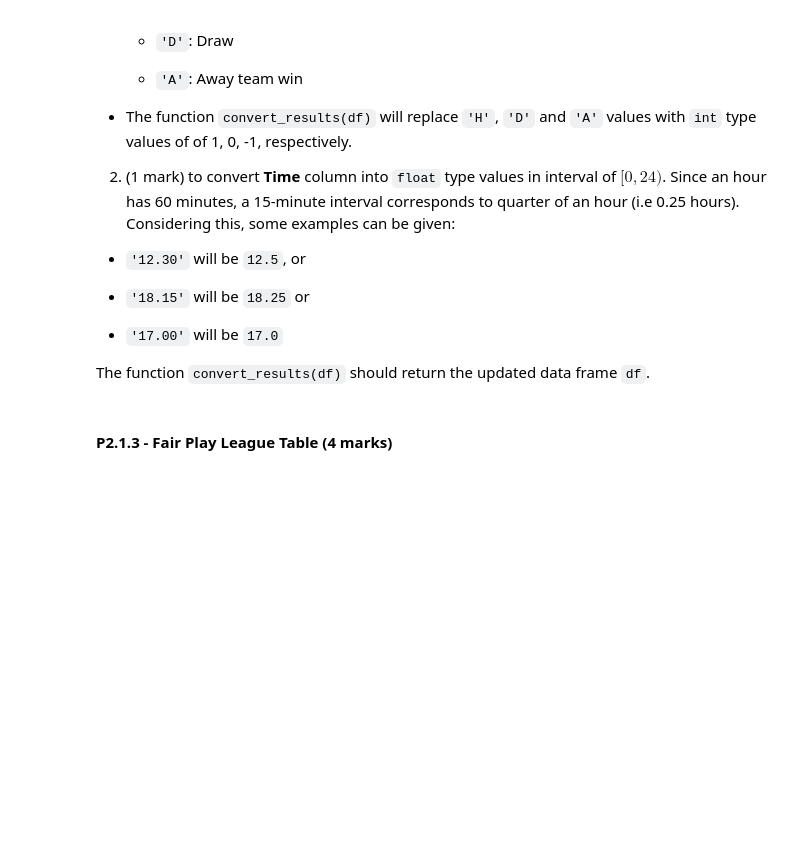
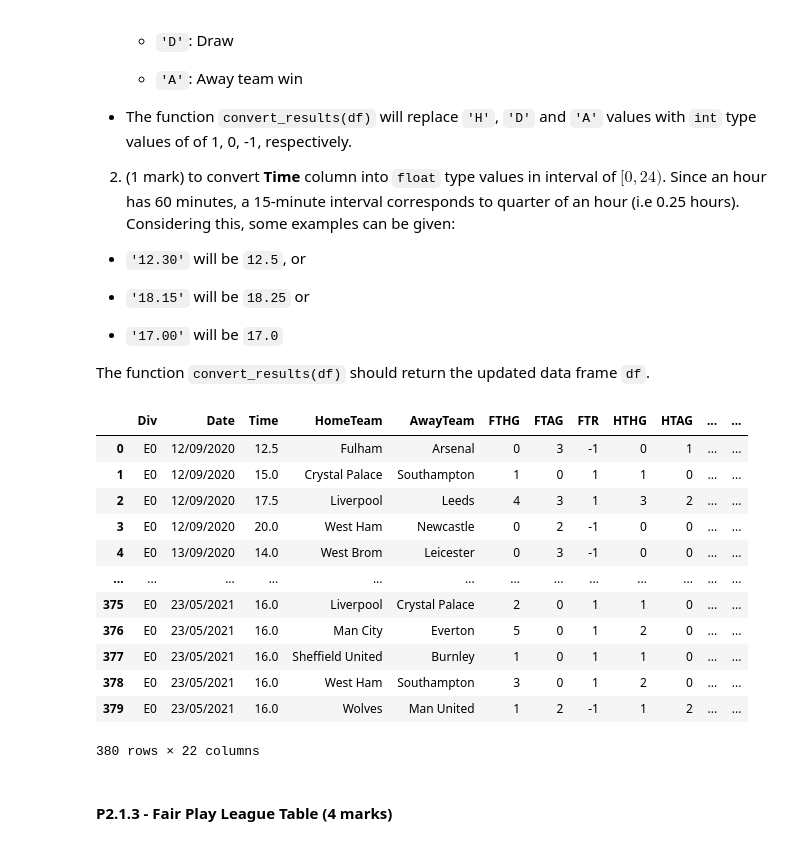
Before and after one commit to Joyfreaky/Computational-Data-Science, a Jupyter notebook: P2.ipynb, the cells around one changed output. Cells and saved outputs as stored; diff of their text form; code cells hidden in the pictures; blank space fills up the shorter version.

```diff
--- a/P2.ipynb
+++ b/P2.ipynb
@@ -128,3 +170,38 @@ convert_results(df)
+# %%
+def convert_results(df):
+    HTR_FTR_dict = {'H': 1, 'D': 0, 'A': -1} # dictionary for converting HTR and FTR to 1, 0, -1
+    df['HTR'] = df['HTR'].map(HTR_FTR_dict) # map HTR and FTR to 1, 0, -1
+    df['FTR'] = df['FTR'].map(HTR_FTR_dict) # map HTR and FTR to 1, 0, -1
+
+    df['HTR'] = df['HTR'].astype(int) # convert HTR and FTR to int
+    df['FTR'] = df['FTR'].astype(int) # convert HTR and FTR to int
+
+    time_hour = 0 # time_hour
+    time_min = 0 # time_min
+
+    for i in range(len(df)):
+        time_hour = df['Time'][i].split(':')[0] # split time into hour and minute
+        time_min = df['Time'][i].split(':')[1] # split time into hour and minute
+        df['Time'][i] = int(time_hour) + int(time_min)/60 # add time_hour and time_min to get total time
+
+    return df # return dataframe
+
+
+convert_results(df) # convert results to 1, 0, -1
+# %% [output]
+|  | Div | Date | Time | HomeTeam | AwayTeam | FTHG | FTAG | FTR | HTHG | HTAG | ... | ... |
+| 0 | E0 | 12/09/2020 | 12.5 | Fulham | Arsenal | 0 | 3 | -1 | 0 | 1 | ... | ... |
+| 1 | E0 | 12/09/2020 | 15.0 | Crystal Palace | Southampton | 1 | 0 | 1 | 1 | 0 | ... | ... |
+| 2 | E0 | 12/09/2020 | 17.5 | Liverpool | Leeds | 4 | 3 | 1 | 3 | 2 | ... | ... |
+| 3 | E0 | 12/09/2020 | 20.0 | West Ham | Newcastle | 0 | 2 | -1 | 0 | 0 | ... | ... |
+| 4 | E0 | 13/09/2020 | 14.0 | West Brom | Leicester | 0 | 3 | -1 | 0 | 0 | ... | ... |
+| ... | ... | ... | ... | ... | ... | ... | ... | ... | ... | ... | ... | ... |
+| 375 | E0 | 23/05/2021 | 16.0 | Liverpool | Crystal Palace | 2 | 0 | 1 | 1 | 0 | ... | ... |
+| 376 | E0 | 23/05/2021 | 16.0 | Man City | Everton | 5 | 0 | 1 | 2 | 0 | ... | ... |
+| 377 | E0 | 23/05/2021 | 16.0 | Sheffield United | Burnley | 1 | 0 | 1 | 1 | 0 | ... | ... |
+| 378 | E0 | 23/05/2021 | 16.0 | West Ham | Southampton | 3 | 0 | 1 | 2 | 0 | ... | ... |
+| 379 | E0 | 23/05/2021 | 16.0 | Wolves | Man United | 1 | 2 | -1 | 1 | 2 | ... | ... |
+380 rows × 22 columns
 # %% [markdown]
 #### P2.1.3 - Fair Play League Table (4 marks)
 # %% [markdown]
```
Also changed, not shown: parts of 12 cells of this notebook, 7 other files.
